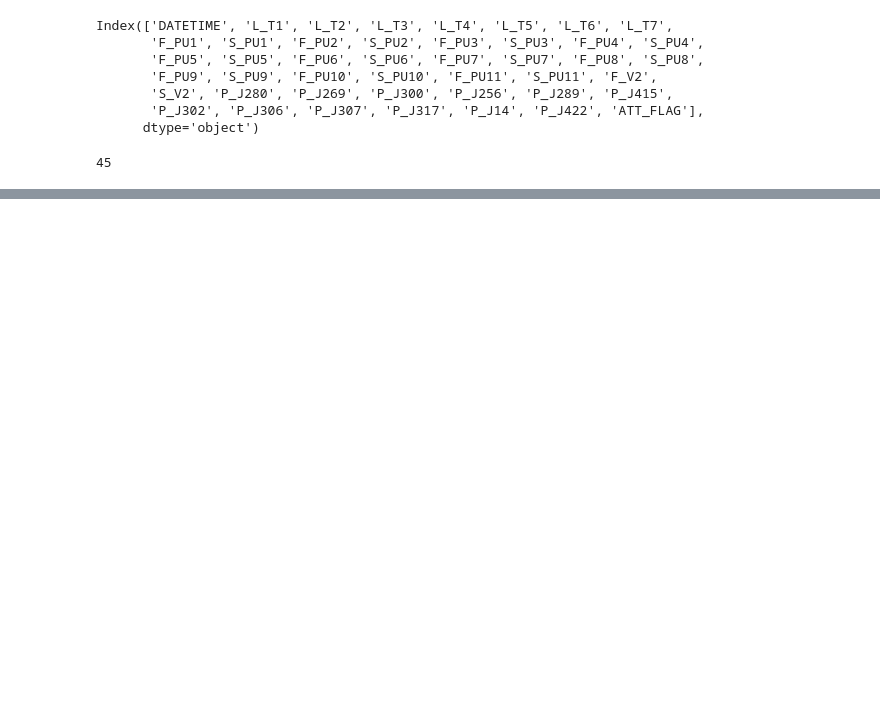
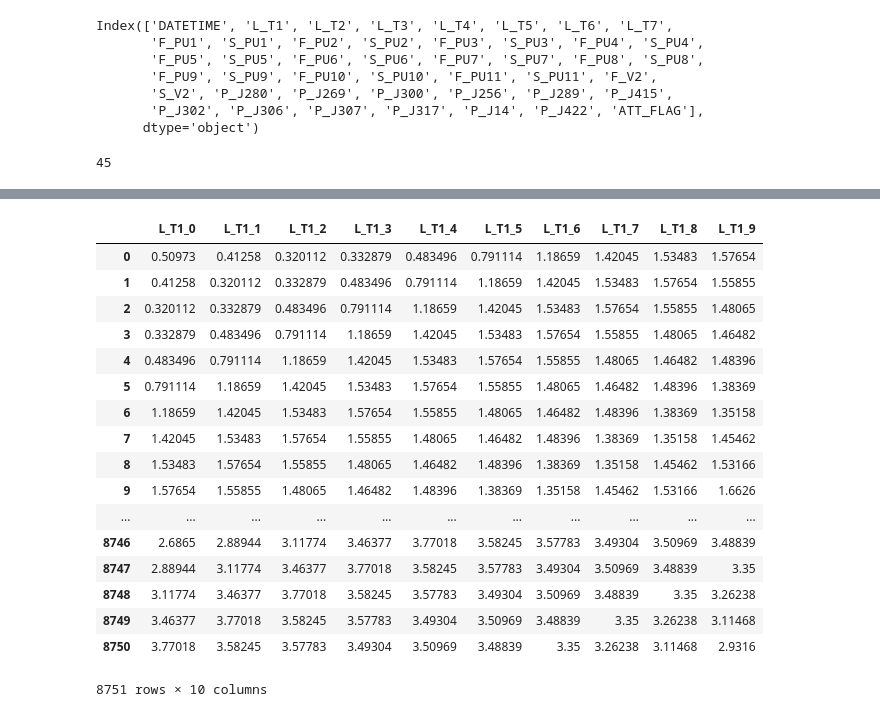
Before and after one commit to sebastiaansch/CDALab2, a Jupyter notebook: Assignment/FamiliarizationTask.ipynb, the cells around one changed output, grey strips where cells are left out. Cells and saved outputs as stored; diff of their text form; code cells hidden in the pictures; blank space fills up the shorter version.

```diff
--- a/Assignment/FamiliarizationTask.ipynb
+++ b/Assignment/FamiliarizationTask.ipynb
@@ -143,3 +143,24 @@ feature_df, target_df = create_sliding(small_df, sliding_width)
+# %%
+feature_df
+# %% [output]
+|  | L_T1_0 | L_T1_1 | L_T1_2 | L_T1_3 | L_T1_4 | L_T1_5 | L_T1_6 | L_T1_7 | L_T1_8 | L_T1_9 |
+| 0 | 0.50973 | 0.41258 | 0.320112 | 0.332879 | 0.483496 | 0.791114 | 1.18659 | 1.42045 | 1.53483 | 1.57654 |
+| 1 | 0.41258 | 0.320112 | 0.332879 | 0.483496 | 0.791114 | 1.18659 | 1.42045 | 1.53483 | 1.57654 | 1.55855 |
+| 2 | 0.320112 | 0.332879 | 0.483496 | 0.791114 | 1.18659 | 1.42045 | 1.53483 | 1.57654 | 1.55855 | 1.48065 |
+| 3 | 0.332879 | 0.483496 | 0.791114 | 1.18659 | 1.42045 | 1.53483 | 1.57654 | 1.55855 | 1.48065 | 1.46482 |
+| 4 | 0.483496 | 0.791114 | 1.18659 | 1.42045 | 1.53483 | 1.57654 | 1.55855 | 1.48065 | 1.46482 | 1.48396 |
+| 5 | 0.791114 | 1.18659 | 1.42045 | 1.53483 | 1.57654 | 1.55855 | 1.48065 | 1.46482 | 1.48396 | 1.38369 |
+| 6 | 1.18659 | 1.42045 | 1.53483 | 1.57654 | 1.55855 | 1.48065 | 1.46482 | 1.48396 | 1.38369 | 1.35158 |
+| 7 | 1.42045 | 1.53483 | 1.57654 | 1.55855 | 1.48065 | 1.46482 | 1.48396 | 1.38369 | 1.35158 | 1.45462 |
+| 8 | 1.53483 | 1.57654 | 1.55855 | 1.48065 | 1.46482 | 1.48396 | 1.38369 | 1.35158 | 1.45462 | 1.53166 |
+| 9 | 1.57654 | 1.55855 | 1.48065 | 1.46482 | 1.48396 | 1.38369 | 1.35158 | 1.45462 | 1.53166 | 1.6626 |
+| ... | ... | ... | ... | ... | ... | ... | ... | ... | ... | ... |
+| 8746 | 2.6865 | 2.88944 | 3.11774 | 3.46377 | 3.77018 | 3.58245 | 3.57783 | 3.49304 | 3.50969 | 3.48839 |
+| 8747 | 2.88944 | 3.11774 | 3.46377 | 3.77018 | 3.58245 | 3.57783 | 3.49304 | 3.50969 | 3.48839 | 3.35 |
+| 8748 | 3.11774 | 3.46377 | 3.77018 | 3.58245 | 3.57783 | 3.49304 | 3.50969 | 3.48839 | 3.35 | 3.26238 |
+| 8749 | 3.46377 | 3.77018 | 3.58245 | 3.57783 | 3.49304 | 3.50969 | 3.48839 | 3.35 | 3.26238 | 3.11468 |
+| 8750 | 3.77018 | 3.58245 | 3.57783 | 3.49304 | 3.50969 | 3.48839 | 3.35 | 3.26238 | 3.11468 | 2.9316 |
+8751 rows × 10 columns
 # %%
 from sklearn.neural_network import MLPRegressor
 # %%
```
Also changed, not shown: parts of 8 cells of this notebook, 1 other file.
